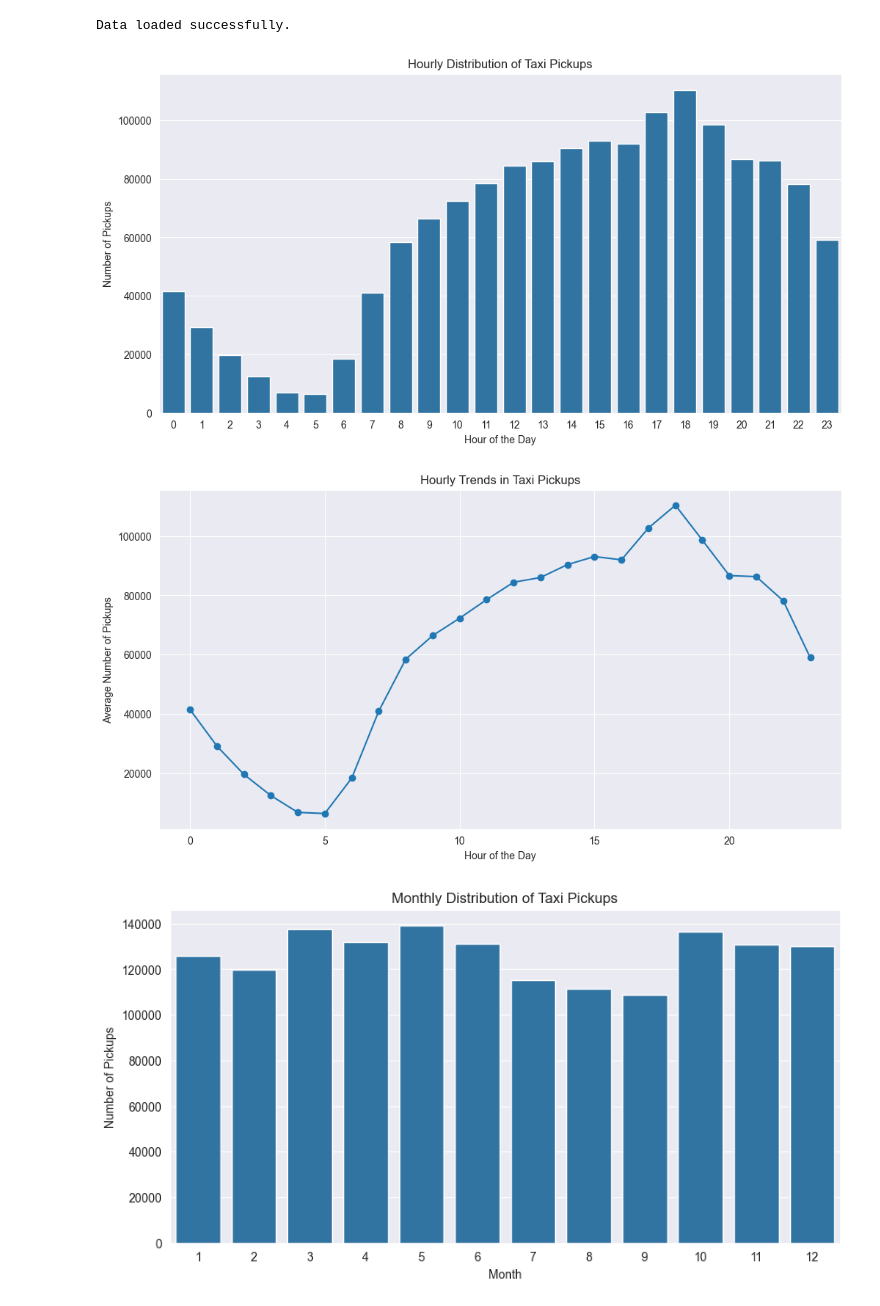
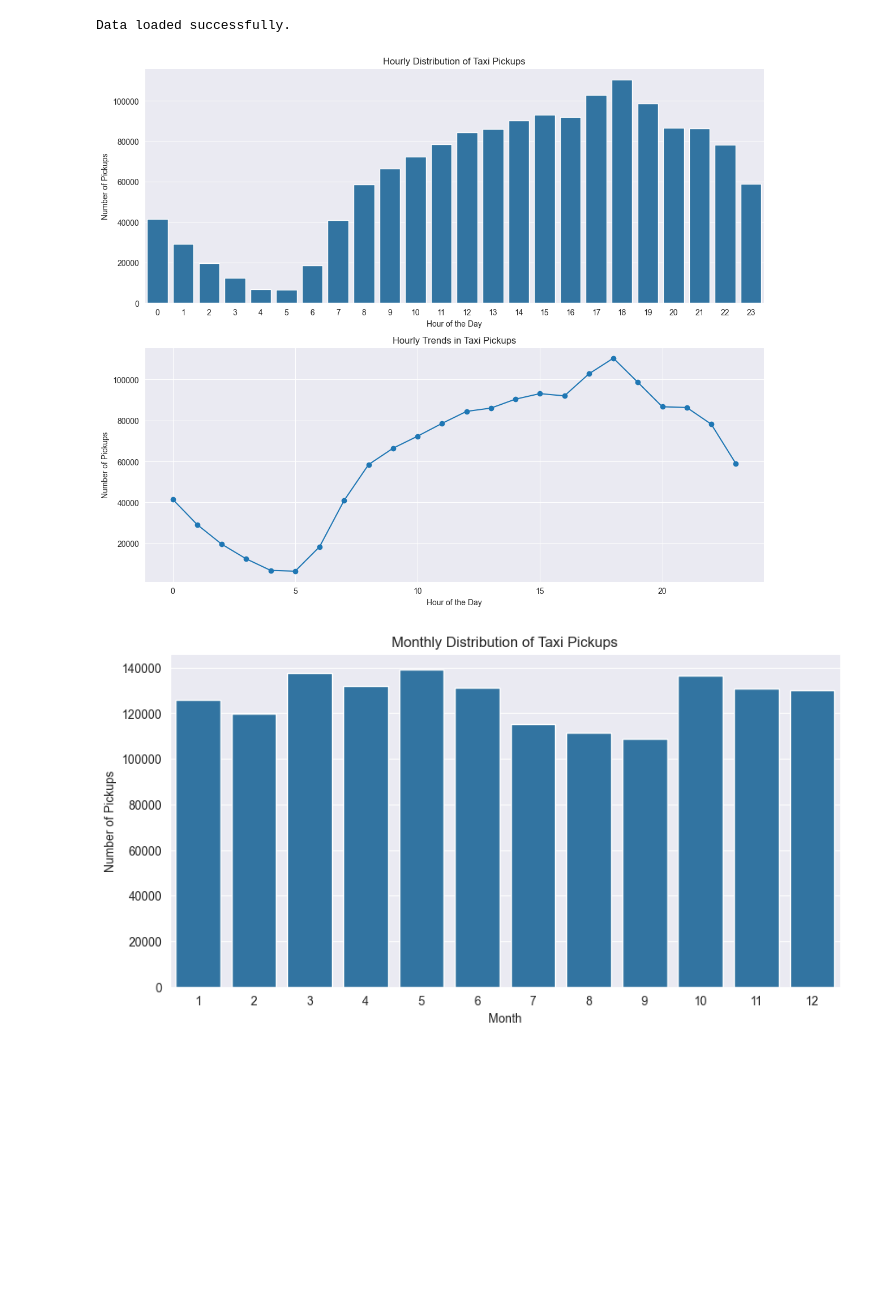
Before and after one commit to SUBHASISHBISWAS/UpGrad, a Jupyter notebook: Code/Courses/C1-SQL and Statistics Essentials/M7-NYC Taxi Records Analysis/SUBHASISH BISWAS/EDA NYC Taxi/EDA_Assg_NYC_Taxi_Starter.ipynb, the cells around one changed output. Drawn from its saved outputs; the diff is of its cells as text; code cells hidden in the pictures; blank space fills up the shorter version.

```diff
--- a/Code/Courses/C1-SQL and Statistics Essentials/M7-NYC Taxi Records Analysis/SUBHASISH BISWAS/EDA NYC Taxi/EDA_Assg_NYC_Taxi_Starter.ipynb
+++ b/Code/Courses/C1-SQL and Statistics Essentials/M7-NYC Taxi Records Analysis/SUBHASISH BISWAS/EDA NYC Taxi/EDA_Assg_NYC_Taxi_Starter.ipynb
@@ -486,7 +435,7 @@ type of fare or that it was an error during data entry.
 '''
 
 try:
-    df = pd.read_parquet('2_Cleaned_Sampled_NYC_Taxi_Data.parquet')
+    df = pd.read_csv('2_Cleaned_Sampled_NYC_Taxi_Data.csv')
 except FileNotFoundError:
     print("Error: 'Sampled_NYC_Taxi_Data.parquet' DataFrame not found or saved file not found. Please make sure you have sampled and saved the data first.")
 print(df.count().sum())
@@ -535,6 +483,11 @@ for col in df.columns:
 
 # Save the updated DataFrame
 df.to_csv('2_Cleaned_Sampled_NYC_Taxi_Data.csv', index=False)
+# %%
+try:
+   df=pd.read_csv('2_Cleaned_Sampled_NYC_Taxi_Data.csv')
+except FileNotFoundError:
+    print("Error: DataFrame not found or saved file not found. Please make sure you have sampled and saved the data first.")
 # %% [markdown]
 ### **2.2** Handling Missing Values
 <font color = red>[10 marks]</font> <br>
@@ -666,0 +587,6 @@ df
+# %%
+try:
+   df=pd.read_csv('3_Cleaned_Sampled_NYC_Taxi_Data.csv')
+except FileNotFoundError:
+    print("Error: DataFrame not found or saved file not found. Please make sure you have sampled and saved the data first.")
+df
@@ -1015,3 +974,8 @@ When to Standardize:
 2. Min-Max Scaling:
 
 based on this data : trip_distance and fare_amount and total_amount should be standardized as they have different units.
+# %%
+try:
+    df = pd.read_csv('4_Cleaned_Outlier_Removed_Sampled_NYC_Taxi_Data.csv')
+except FileNotFoundError:
+    print("Error: '4_Cleaned_Outlier_Removed_Sampled_NYC_Taxi_Data.csv' DataFrame not found or saved file not found. Please make sure you have sampled and saved the data first.")
@@ -1171,53 +1165,56 @@ Data loaded successfully.
 # %%
 # Find and show the daily trends in taxi pickups (days of the week)
 '''
 Hourly Trends: Identify peak hours when taxi demand is highest (e.g., rush hours, late nights).
 '''
 
 # 2. Convert pickup and dropoff datetime columns to datetime objects
 df['tpep_pickup_datetime'] = pd.to_datetime(df['tpep_pickup_datetime'])
 df['tpep_dropoff_datetime'] = pd.to_datetime(df['tpep_dropoff_datetime'])
 
 # 3. Extract hour, day of the week, and month from pickup datetime
 df['pickup_hour'] = df['tpep_pickup_datetime'].dt.hour
 df['pickup_dayofweek'] = df['tpep_pickup_datetime'].dt.dayofweek  # Monday=0, Sunday=6
 df['pickup_month'] = df['tpep_pickup_datetime'].dt.month
 
 # a. Hourly Distribution
 '''
 Hourly Distribution: Calculates the number of pickups for each hour of the day using value_counts()
 and plots a bar chart using sns.barplot().
 '''
+import matplotlib.pyplot as plt
+import seaborn as sns
+
+# Assuming `df` contains a column named 'pickup_hour' (integer 0-23)
+# Group data to get hourly pickup counts
 hourly_pickups = df['pickup_hour'].value_counts().sort_index()
 
-plt.figure(figsize=(12, 6))
-sns.barplot(x=hourly_pickups.index, y=hourly_pickups.values)
-plt.title('Hourly Distribution of Taxi Pickups')
-plt.xlabel('Hour of the Day')
-plt.ylabel('Number of Pickups')
-plt.show()
-
-
-
-# b. Hourly Trends
-'''
-Group by Hour: Groups the data by pickup_hour and counts the number of pickups in each hour.
-Line Plot: Plots a line chart of the hourly trends using hourly_trends.plot(kind='line').
-'''
-
-# Group by pickup hour and calculate the mean number of pickups
+# Group by pickup hour and count occurrences
 hourly_trends = df.groupby('pickup_hour')['pickup_hour'].count()
 
-plt.figure(figsize=(12, 6))
-hourly_trends.plot(kind='line', marker='o')
-plt.title('Hourly Trends in Taxi Pickups')
-plt.xlabel('Hour of the Day')
-plt.ylabel('Average Number of Pickups')
-plt.grid(True)
+# Create a 2-row, 1-column grid for subplots
+fig, axes = plt.subplots(2, 1, figsize=(12, 10))
+
+# (a) Bar Plot: Hourly Distribution of Taxi Pickups
+sns.barplot(x=hourly_pickups.index, y=hourly_pickups.values, ax=axes[0])
+axes[0].set_title('Hourly Distribution of Taxi Pickups')
+axes[0].set_xlabel('Hour of the Day')
+axes[0].set_ylabel('Number of Pickups')
+
+# (b) Line Plot: Hourly Trends
+axes[1].plot(hourly_trends.index, hourly_trends.values, marker='o', linestyle='-')
+axes[1].set_title('Hourly Trends in Taxi Pickups')
+axes[1].set_xlabel('Hour of the Day')
+axes[1].set_ylabel('Number of Pickups')
+axes[1].grid(True)
+
+# Adjust layout to prevent overlap
+plt.tight_layout()
+
+# Show the combined plots
 plt.show()
 # %% [output]
-[figure, old version]
+[figure, new version]
-[figure, removed]
 # %%
 # Show the monthly trends in pickups
 '''
```
Also changed, not shown: parts of 25 cells of this notebook, 1 other file.
